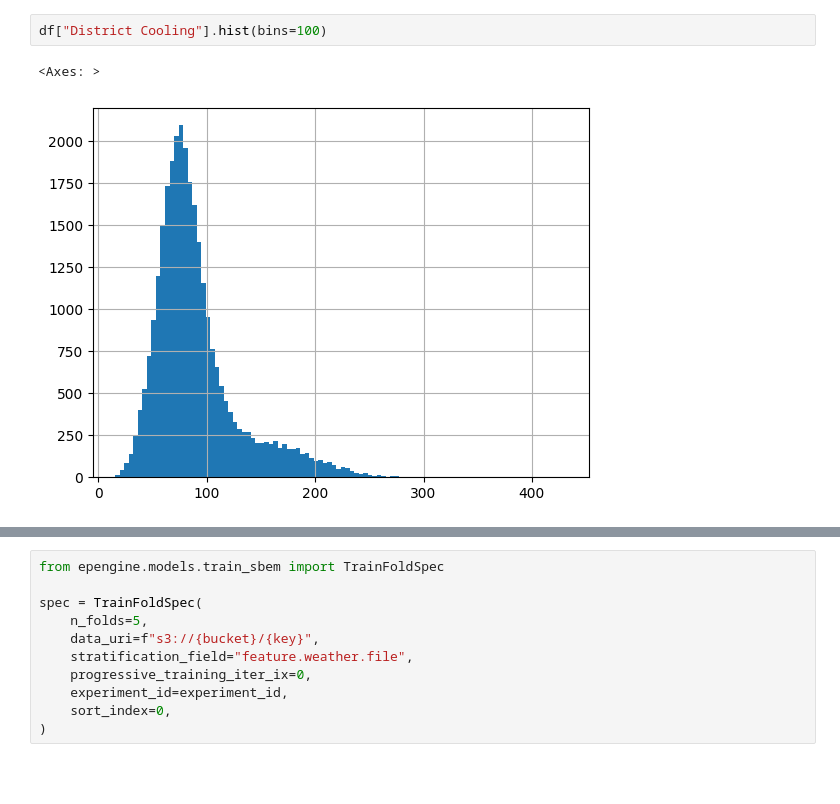
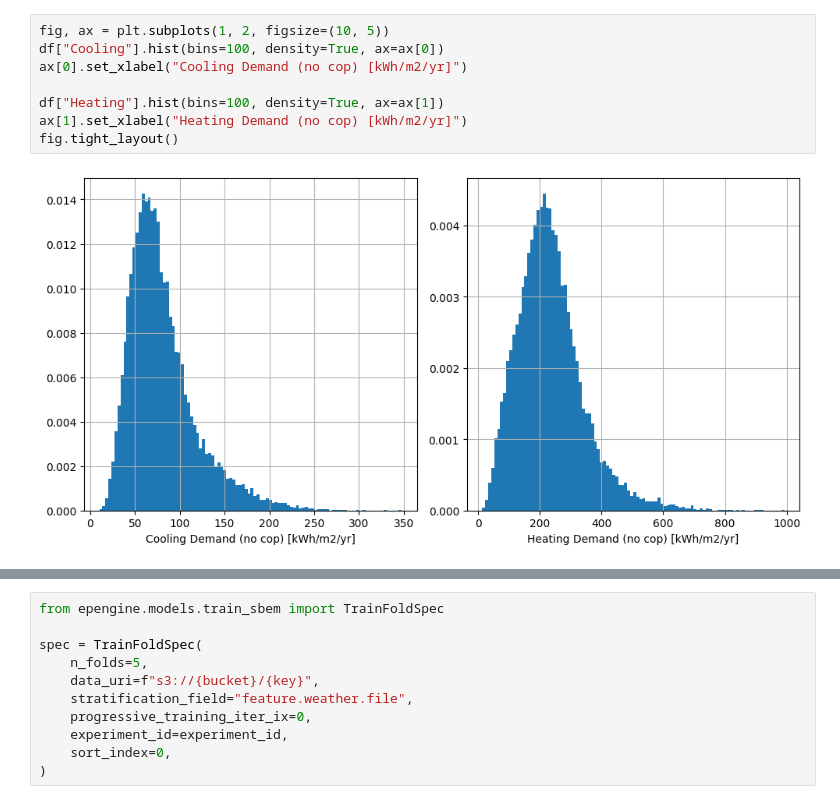
Before and after one commit to szvsw/epengine, a Jupyter notebook: notebooks/learning_curves.ipynb, the cells around one changed output, grey strips where cells are left out. Saved outputs shown, nothing was run; the diff lists cells and outputs as text; blank space fills up the shorter version.

```diff
--- a/notebooks/learning_curves.ipynb
+++ b/notebooks/learning_curves.ipynb
@@ -109,5 +166,10 @@ Name: District Heating, dtype: float64
-# %%
-df["District Cooling"].hist(bins=100)
-# %% [output]
-<Axes: >
-[figure, removed]
+# %%
+fig, ax = plt.subplots(1, 2, figsize=(10, 5))
+df["Cooling"].hist(bins=100, density=True, ax=ax[0])
+ax[0].set_xlabel("Cooling Demand (no cop) [kWh/m2/yr]")
+
+df["Heating"].hist(bins=100, density=True, ax=ax[1])
+ax[1].set_xlabel("Heating Demand (no cop) [kWh/m2/yr]")
+fig.tight_layout()
+# %% [output]
+[figure, added]
```
Also changed, not shown: parts of 15 cells of this notebook, 5 other files.
